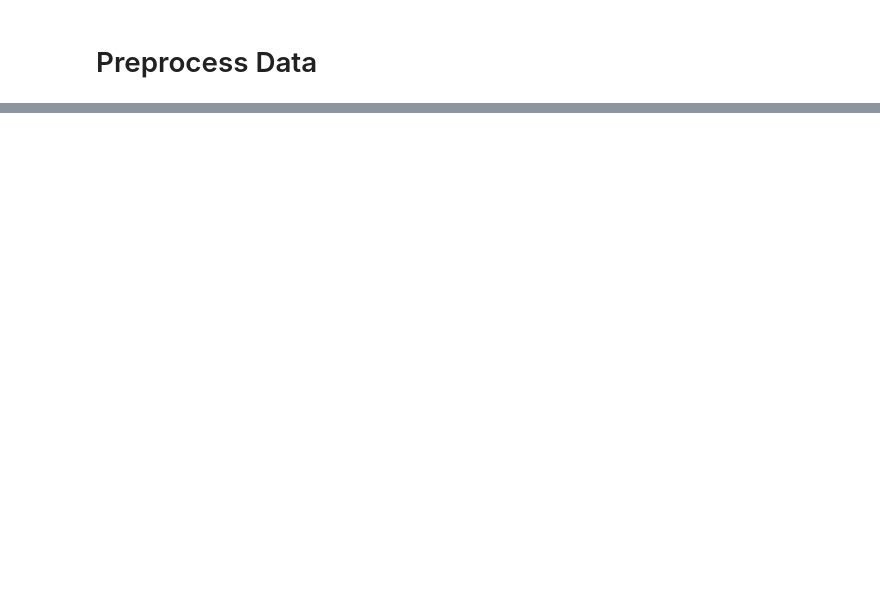
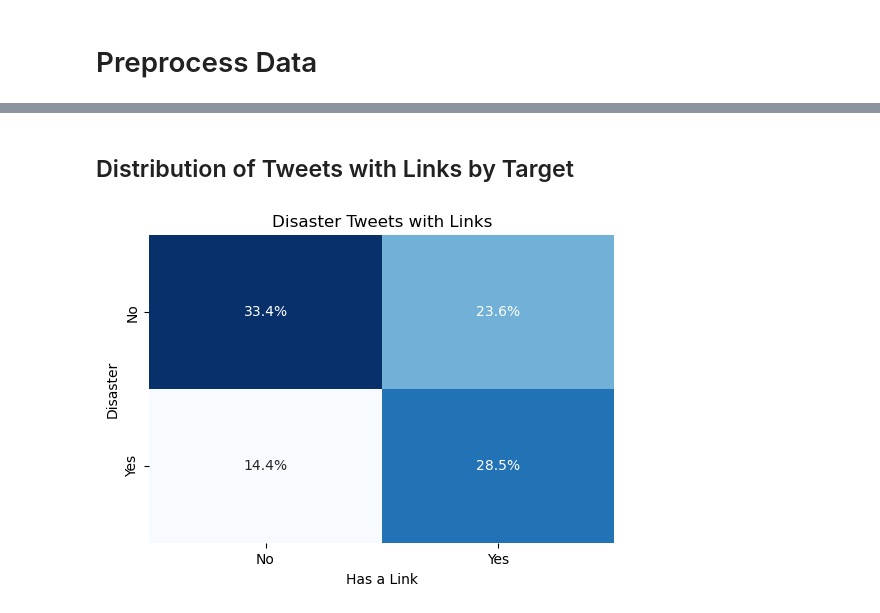
Before and after one commit to 20mattk/Kaggle-Disaster-Tweets-Competition, a Jupyter notebook: Disaster Tweets.ipynb, the cells around one changed output, grey strips where cells are left out. Cells and saved outputs as stored; diff of their text form; code cells hidden in the pictures; blank space fills up the shorter version.

```diff
--- a/Disaster Tweets.ipynb
+++ b/Disaster Tweets.ipynb
@@ -144,3 +155,35 @@ test_df.dropna().head(5)
 | 33 | 50 | ablaze | AFRICA | AFRICANBAZE Breaking newsNigeria ... | 1 | 1 |
 | 34 | 52 | ablaze | Philadelphia, PA | Crying out for more Set me ablaze | 0 | 0 |
 | 35 | 53 | ablaze | London, UK | On plus side LOOK AT THE SKY LAST... | 0 | 1 |
+# %% [markdown]
+## Distribution of Tweets with Links by Target
+# %%
+confusion_matrix = pd.crosstab(
+    test_df['target'],
+    test_df['has_link'],
+    rownames=['target'],
+    colnames=['has_link']
+)
+
+annotations = confusion_matrix.apply(
+    lambda v: [f'{val/confusion_matrix.sum().sum():.1%}' for val in v],
+    axis=1
+)
+annotations_df = pd.DataFrame(
+    annotations.tolist(),
+    index=confusion_matrix.index,
+    columns=confusion_matrix.columns
+)
+
+plt.figure(figsize=(6, 4))
+sns.heatmap(
+    confusion_matrix, annot=annotations_df, fmt='', cmap='Blues', cbar=False
+)
+plt.title('Disaster Tweets with Links')
+plt.xlabel('Has a Link')
+plt.ylabel('Disaster')
+plt.xticks(labels=['No', 'Yes'], ticks=[0.5, 1.5])
+plt.yticks(labels=['No', 'Yes'], ticks=[0.5, 1.5])
+plt.show()
+# %% [output]
+[figure, added]
```
Also changed, not shown: parts of 6 cells of this notebook.
